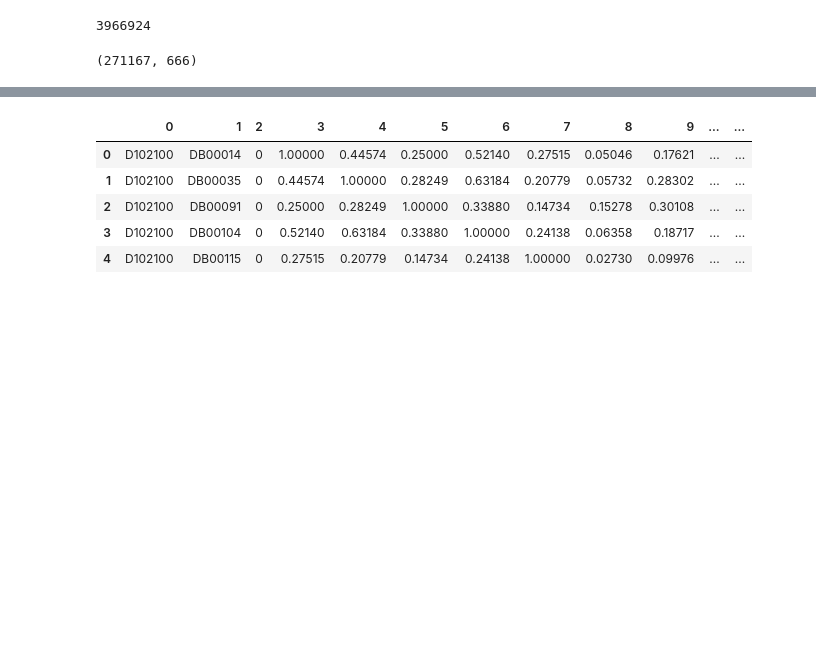
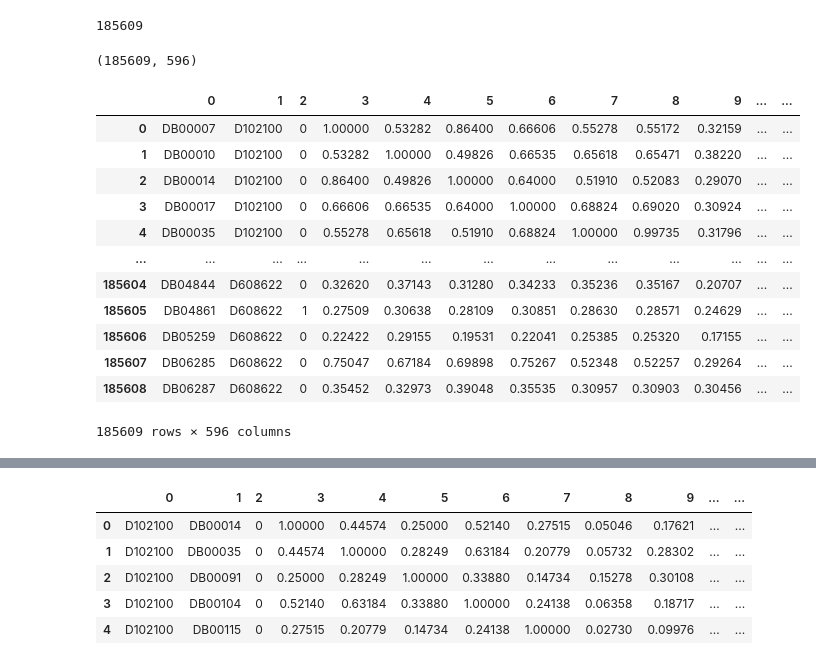
Before and after one commit to aminkhod/Drug-discovery, a Jupyter notebook: P2_Data preparing.ipynb, the cells around one changed output, grey strips where cells are left out. Drawn from its saved outputs; the diff is of its cells as text; code cells hidden in the pictures; blank space fills up the shorter version.

```diff
--- a/P2_Data preparing.ipynb
+++ b/P2_Data preparing.ipynb
@@ -133,18 +155,34 @@ Drugsim
-# %%
-708 * 5603
-# %% [output]
-3966924
+# %%
+313 * 593
+# %% [output]
+185609
 # %%
 # F =F.iloc[:,:3]
 # F
 # %%
 # print(len(Drugsim.iloc[0,:]),len(Diseasesim.iloc[0,:]))
 # %%
-# for k in range(len(Drugsim.iloc[0,:])-1):
-#     F[k + 1] = F['1'].map(Drugsim.set_index('-1')[k])
-#     k += 1
-# print(F.shape)
-# # F
+for k in range(len(Drugsim.iloc[0,:])-1):
+    F[k + 3] = F['0'].map(Drugsim.set_index('-1')[k])
+    k += 1
+print(F.shape)
+# F
 # %% [output]
-(271167, 666)
+(185609, 596)
+# %%
+F
+# %% [output]
+|  | 0 | 1 | 2 | 3 | 4 | 5 | 6 | 7 | 8 | 9 | ... | ... |
+| 0 | DB00007 | D102100 | 0 | 1.00000 | 0.53282 | 0.86400 | 0.66606 | 0.55278 | 0.55172 | 0.32159 | ... | ... |
+| 1 | DB00010 | D102100 | 0 | 0.53282 | 1.00000 | 0.49826 | 0.66535 | 0.65618 | 0.65471 | 0.38220 | ... | ... |
+| 2 | DB00014 | D102100 | 0 | 0.86400 | 0.49826 | 1.00000 | 0.64000 | 0.51910 | 0.52083 | 0.29070 | ... | ... |
+| 3 | DB00017 | D102100 | 0 | 0.66606 | 0.66535 | 0.64000 | 1.00000 | 0.68824 | 0.69020 | 0.30924 | ... | ... |
+| 4 | DB00035 | D102100 | 0 | 0.55278 | 0.65618 | 0.51910 | 0.68824 | 1.00000 | 0.99735 | 0.31796 | ... | ... |
+| ... | ... | ... | ... | ... | ... | ... | ... | ... | ... | ... | ... | ... |
+| 185604 | DB04844 | D608622 | 0 | 0.32620 | 0.37143 | 0.31280 | 0.34233 | 0.35236 | 0.35167 | 0.20707 | ... | ... |
+| 185605 | DB04861 | D608622 | 1 | 0.27509 | 0.30638 | 0.28109 | 0.30851 | 0.28630 | 0.28571 | 0.24629 | ... | ... |
+| 185606 | DB05259 | D608622 | 0 | 0.22422 | 0.29155 | 0.19531 | 0.22041 | 0.25385 | 0.25320 | 0.17155 | ... | ... |
+| 185607 | DB06285 | D608622 | 0 | 0.75047 | 0.67184 | 0.69898 | 0.75267 | 0.52348 | 0.52257 | 0.29264 | ... | ... |
+| 185608 | DB06287 | D608622 | 0 | 0.35452 | 0.32973 | 0.39048 | 0.35535 | 0.30957 | 0.30903 | 0.30456 | ... | ... |
+185609 rows × 596 columns
 # %%
```
Also changed, not shown: parts of 19 cells of this notebook, 4 other files.
